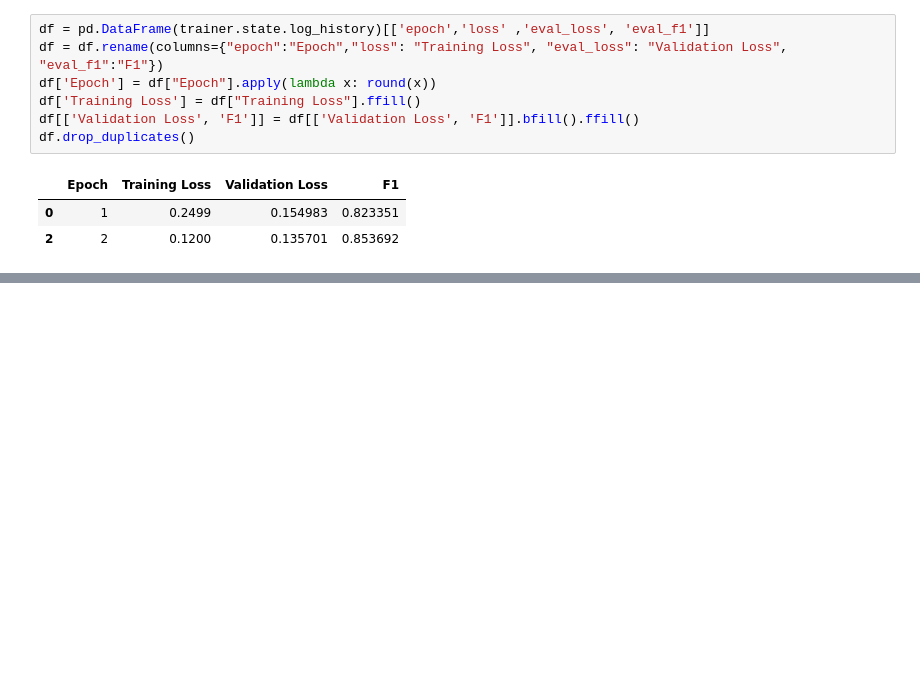
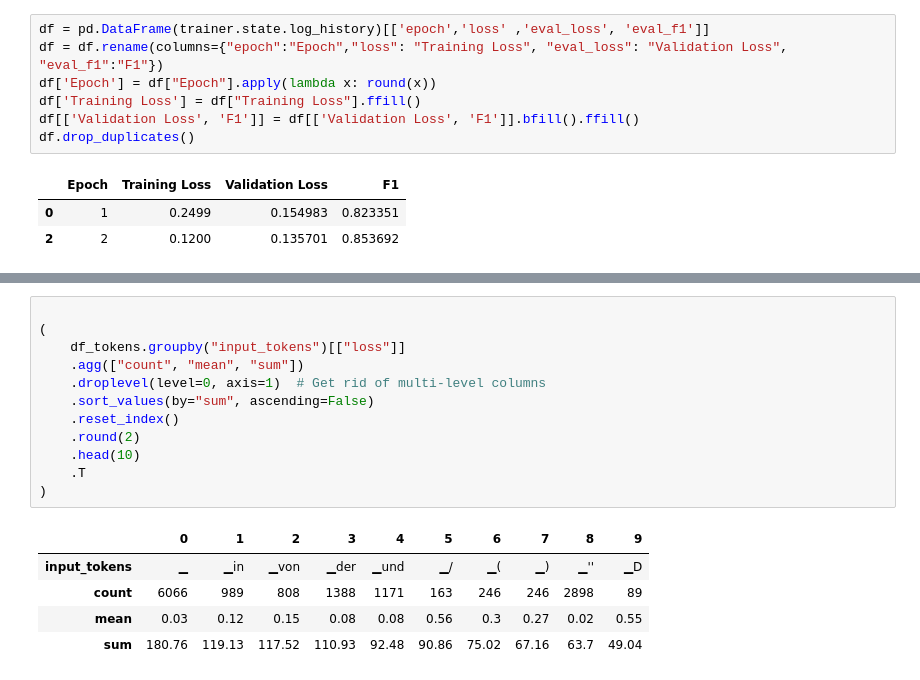
Before and after one commit to NurmukhamedKZ/NLP_for_transformers, a Jupyter notebook: MNER.ipynb, the cells around one changed output, grey strips where cells are left out. Saved outputs shown, nothing was run; the diff lists cells and outputs as text; blank space fills up the shorter version.

```diff
--- a/MNER.ipynb
+++ b/MNER.ipynb
@@ -1017,0 +1112,18 @@ def tag_text(text, tags, model,tokenizer):
+# %%
+
+(
+    df_tokens.groupby("input_tokens")[["loss"]]
+    .agg(["count", "mean", "sum"])
+    .droplevel(level=0, axis=1)  # Get rid of multi-level columns
+    .sort_values(by="sum", ascending=False)
+    .reset_index()
+    .round(2)
+    .head(10)
+    .T
+)
+# %% [output]
+|  | 0 | 1 | 2 | 3 | 4 | 5 | 6 | 7 | 8 | 9 |
+| input_tokens | ▁ | ▁in | ▁von | ▁der | ▁und | ▁/ | ▁( | ▁) | ▁'' | ▁D |
+| count | 6066 | 989 | 808 | 1388 | 1171 | 163 | 246 | 246 | 2898 | 89 |
+| mean | 0.03 | 0.12 | 0.15 | 0.08 | 0.08 | 0.56 | 0.3 | 0.27 | 0.02 | 0.55 |
+| sum | 180.76 | 119.13 | 117.52 | 110.93 | 92.48 | 90.86 | 75.02 | 67.16 | 63.7 | 49.04 |
```
Also changed, not shown: parts of 41 cells of this notebook, 3 other files.
